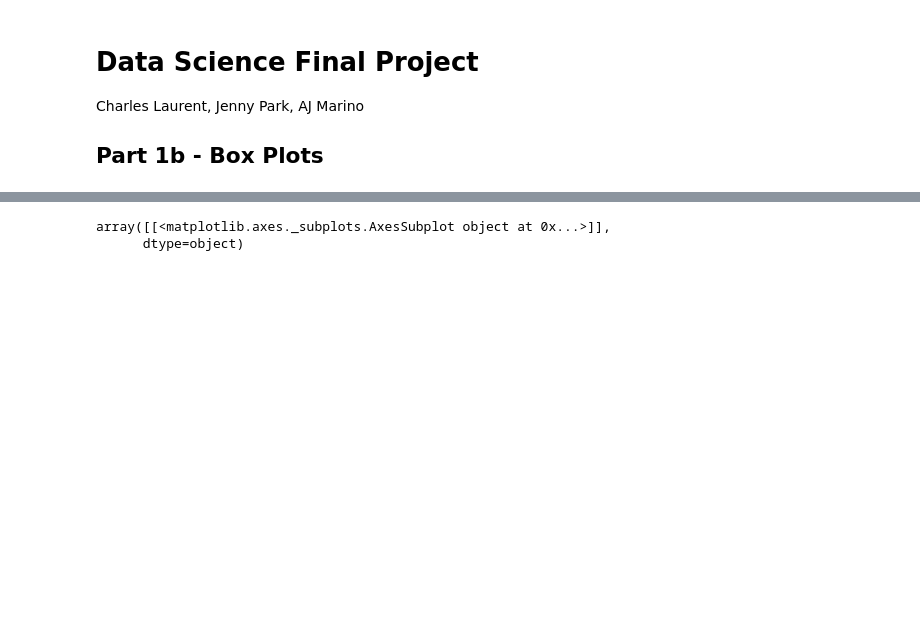
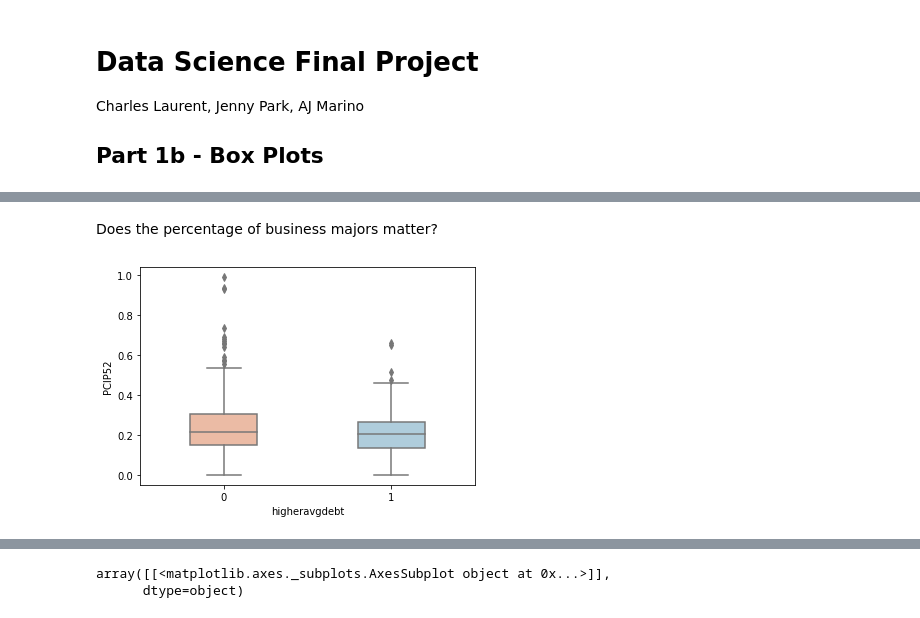
Before and after one commit to Data-Science-Business-Analytics/data-science-business-analytics-final-project, a Jupyter notebook: 01-b-box-plots.ipynb, the cells around one changed output, grey strips where cells are left out. Cells and saved outputs as stored; diff of their text form; code cells hidden in the pictures; blank space fills up the shorter version.

```diff
--- a/01-b-box-plots.ipynb
+++ b/01-b-box-plots.ipynb
@@ -35,0 +94,7 @@ df_priv_profit = collegedatahelper.clean_df(df.loc[df['CONTROL'] == 3])
+# %% [markdown]
+Does the percentage of business majors matter?
+# %%
+sns.boxplot("higheravgdebt", "PCIP52", width=0.4, data=df_priv, palette='RdBu')
+plt.show()
+# %% [output]
+[figure, added]
```
Also changed, not shown: parts of 24 cells of this notebook.
